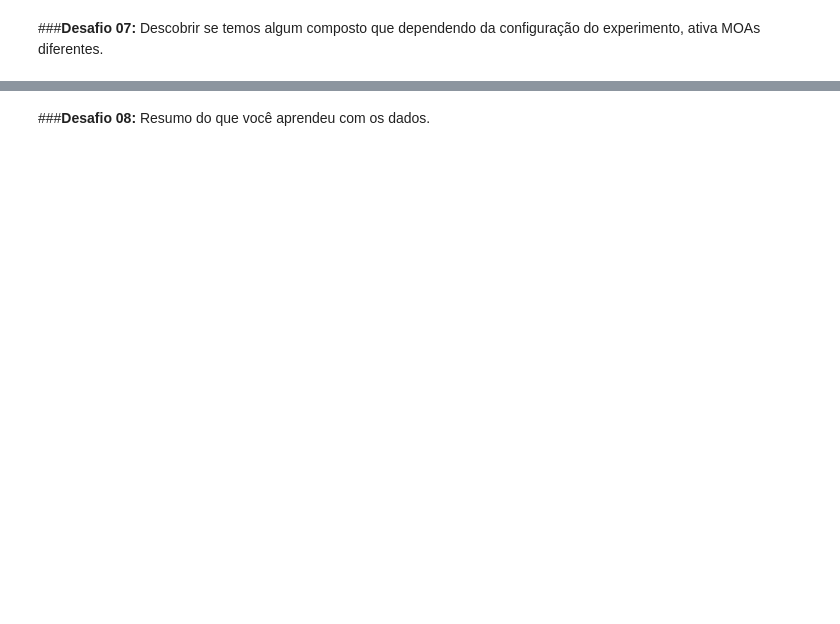
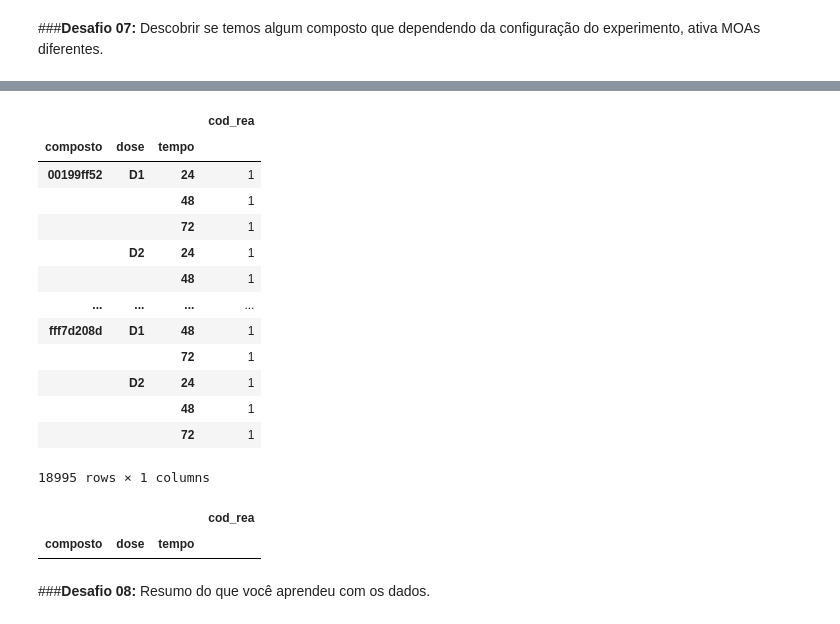
Before and after one commit to Andremarcucci98/ImersaoDados3--Alura, a Jupyter notebook: Imersao_Dados_Aula04.ipynb, the cells around one changed output, grey strips where cells are left out. Drawn from its saved outputs; the diff is of its cells as text; code cells hidden in the pictures; blank space fills up the shorter version.

```diff
--- a/Imersao_Dados_Aula04.ipynb
+++ b/Imersao_Dados_Aula04.ipynb
@@ -569,2 +790,24 @@ Text(0.5, 1.0, 'Controle')
+# %%
+dados_desafio7.groupby(['composto', 'dose', 'tempo']).nunique().query('cod_rea == 1')
+# %% [output]
+|  |  |  | cod_rea |
+| composto | dose | tempo |  |
+| 00199ff52 | D1 | 24 | 1 |
+|  |  | 48 | 1 |
+|  |  | 72 | 1 |
+|  | D2 | 24 | 1 |
+|  |  | 48 | 1 |
+| ... | ... | ... | ... |
+| fff7d208d | D1 | 48 | 1 |
+|  |  | 72 | 1 |
+|  | D2 | 24 | 1 |
+|  |  | 48 | 1 |
+|  |  | 72 | 1 |
+18995 rows × 1 columns
+# %%
+dados_desafio7.groupby(['composto', 'dose', 'tempo']).nunique().query('contagem == 0')
+# %% [output]
+|  |  |  | cod_rea |
+| composto | dose | tempo |  |
 # %% [markdown]
 ###**Desafio 08:** Resumo do que você aprendeu com os dados.
```
Also changed, not shown: parts of 38 cells of this notebook.
